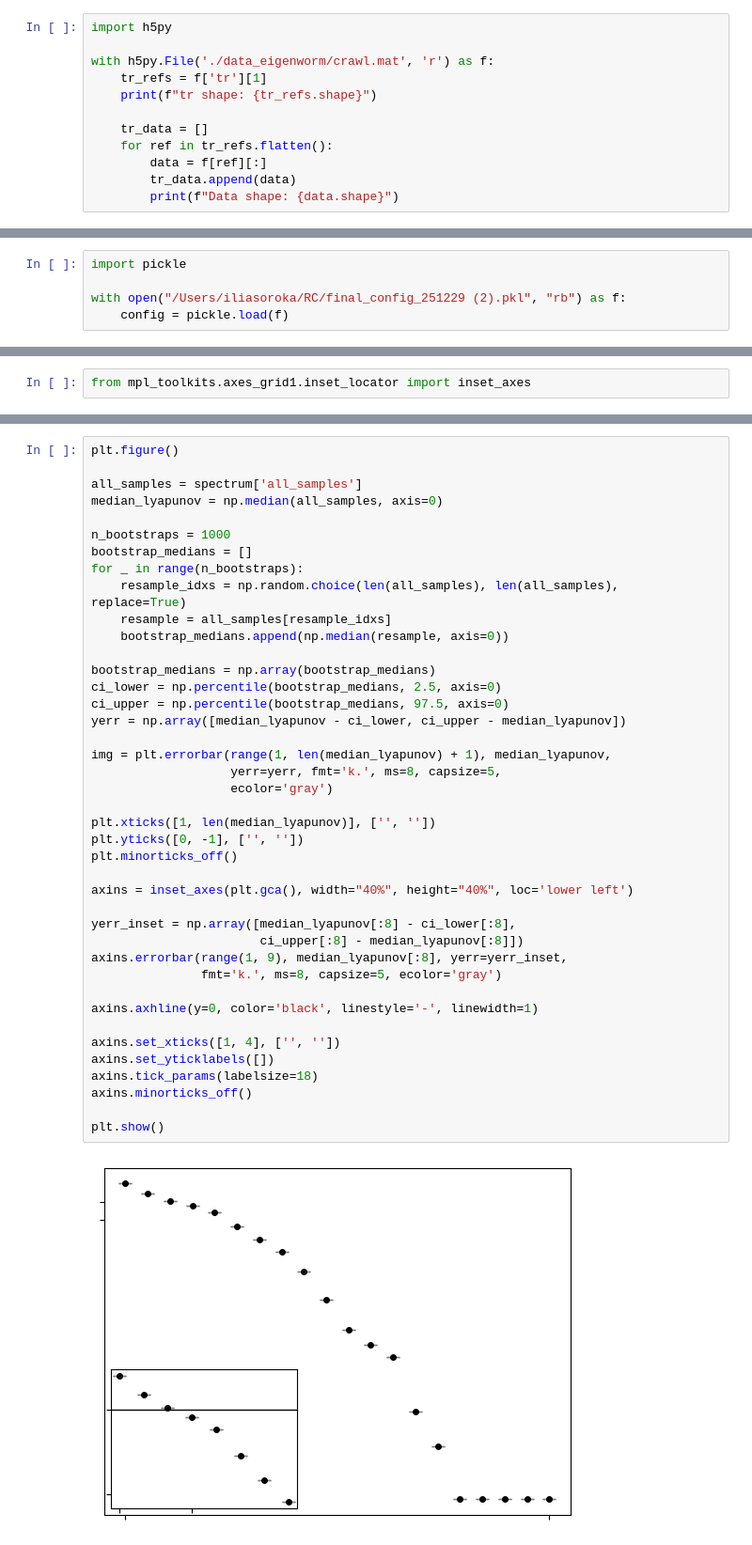
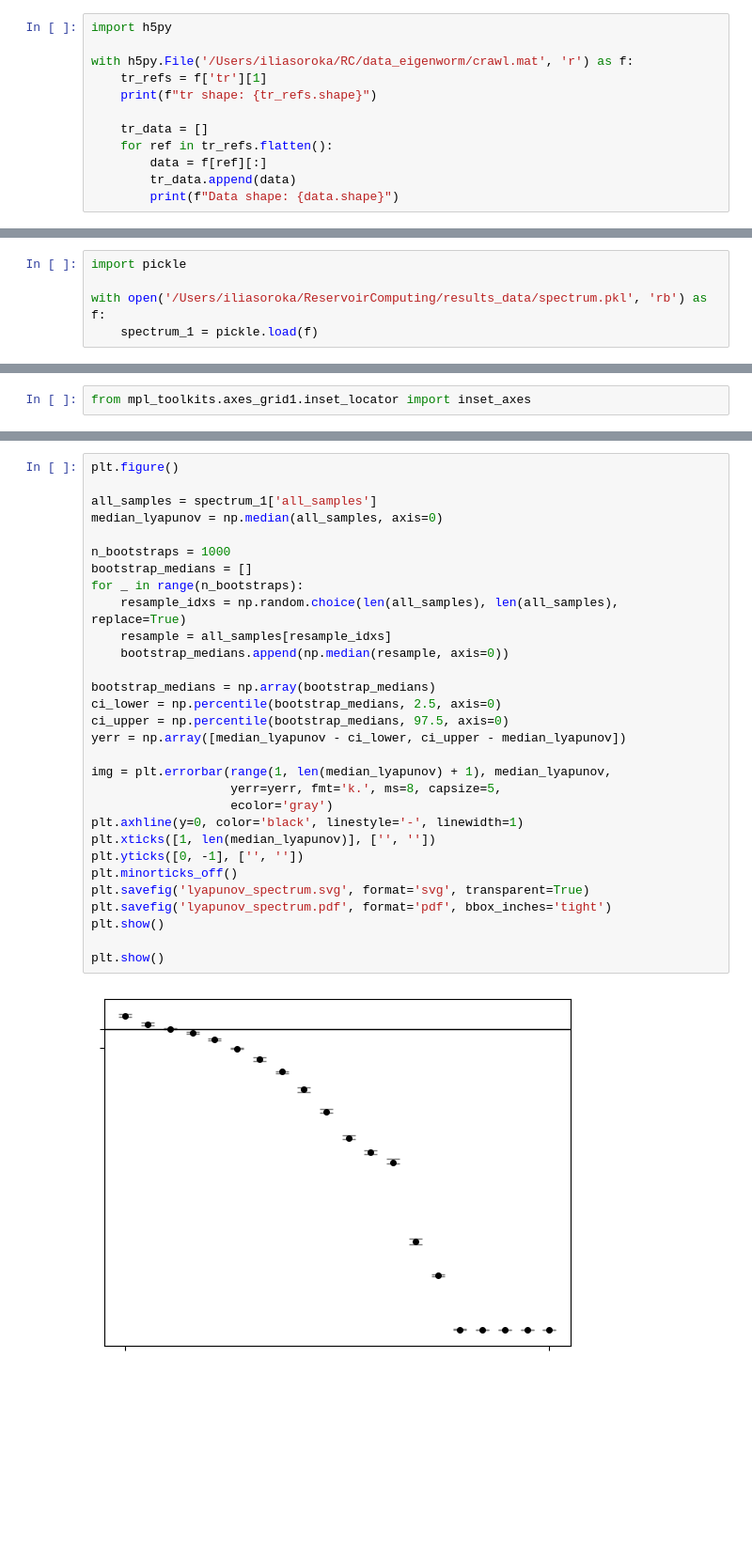
Before and after one commit to oist/ReservoirComputing, a Jupyter notebook: figure/fig4_worm.ipynb, the cells around one changed output, grey strips where cells are left out. Shown at 94% size. Saved outputs shown, nothing was run; the diff lists cells and outputs as text; blank space fills up the shorter version.

```diff
--- a/figure/fig4_worm.ipynb
+++ b/figure/fig4_worm.ipynb
@@ -8,7 +7,7 @@ from esn import ESN, ESNConfig
 # %%
 import h5py
 
-with h5py.File('./data_eigenworm/crawl.mat', 'r') as f:
+with h5py.File('/Users/iliasoroka/RC/data_eigenworm/crawl.mat', 'r') as f:
     tr_refs = f['tr'][1]
     print(f"tr shape: {tr_refs.shape}")
 
@@ -65,7 +56,2 @@ worm_N2_scaled.shape
 # %%
 dt = 1/16
-# %%
-import pickle
-
-with open("/Users/iliasoroka/RC/final_config_251229 (2).pkl", "rb") as f:
-    config = pickle.load(f)
@@ -110,0 +204,5 @@ spectrum_resampled = esn_resampled.lyapunov_spectrum(worm_N2_scaled_resampled[:i
+# %%
+import pickle
+
+with open('/Users/iliasoroka/ReservoirComputing/results_data/spectrum.pkl', 'rb') as f:
+    spectrum_1 = pickle.load(f)
@@ -130,43 +363,32 @@ from mpl_toolkits.axes_grid1.inset_locator import inset_axes
 # %%
 plt.figure()
 
-all_samples = spectrum['all_samples']
+all_samples = spectrum_1['all_samples']
 median_lyapunov = np.median(all_samples, axis=0)
 
 n_bootstraps = 1000
 bootstrap_medians = []
 for _ in range(n_bootstraps):
     resample_idxs = np.random.choice(len(all_samples), len(all_samples), replace=True)
     resample = all_samples[resample_idxs]
     bootstrap_medians.append(np.median(resample, axis=0))
 
 bootstrap_medians = np.array(bootstrap_medians)
 ci_lower = np.percentile(bootstrap_medians, 2.5, axis=0)
 ci_upper = np.percentile(bootstrap_medians, 97.5, axis=0)
 yerr = np.array([median_lyapunov - ci_lower, ci_upper - median_lyapunov])
 
 img = plt.errorbar(range(1, len(median_lyapunov) + 1), median_lyapunov,
                    yerr=yerr, fmt='k.', ms=8, capsize=5,
                    ecolor='gray')
-
+plt.axhline(y=0, color='black', linestyle='-', linewidth=1)
 plt.xticks([1, len(median_lyapunov)], ['', ''])
 plt.yticks([0, -1], ['', ''])
 plt.minorticks_off()
-
-axins = inset_axes(plt.gca(), width="40%", height="40%", loc='lower left')
-
-yerr_inset = np.array([median_lyapunov[:8] - ci_lower[:8],
-                       ci_upper[:8] - median_lyapunov[:8]])
-axins.errorbar(range(1, 9), median_lyapunov[:8], yerr=yerr_inset,
-               fmt='k.', ms=8, capsize=5, ecolor='gray')
-
-axins.axhline(y=0, color='black', linestyle='-', linewidth=1)
-
-axins.set_xticks([1, 4], ['', ''])
-axins.set_yticklabels([])
-axins.tick_params(labelsize=18)
-axins.minorticks_off()
+plt.savefig('lyapunov_spectrum.svg', format='svg', transparent=True)
+plt.savefig('lyapunov_spectrum.pdf', format='pdf', bbox_inches='tight')
+plt.show()
 
 plt.show()
 # %% [output]
-[figure, old version]
+[figure, new version]
```
Also changed, not shown: parts of 41 cells of this notebook, 7 other files.
